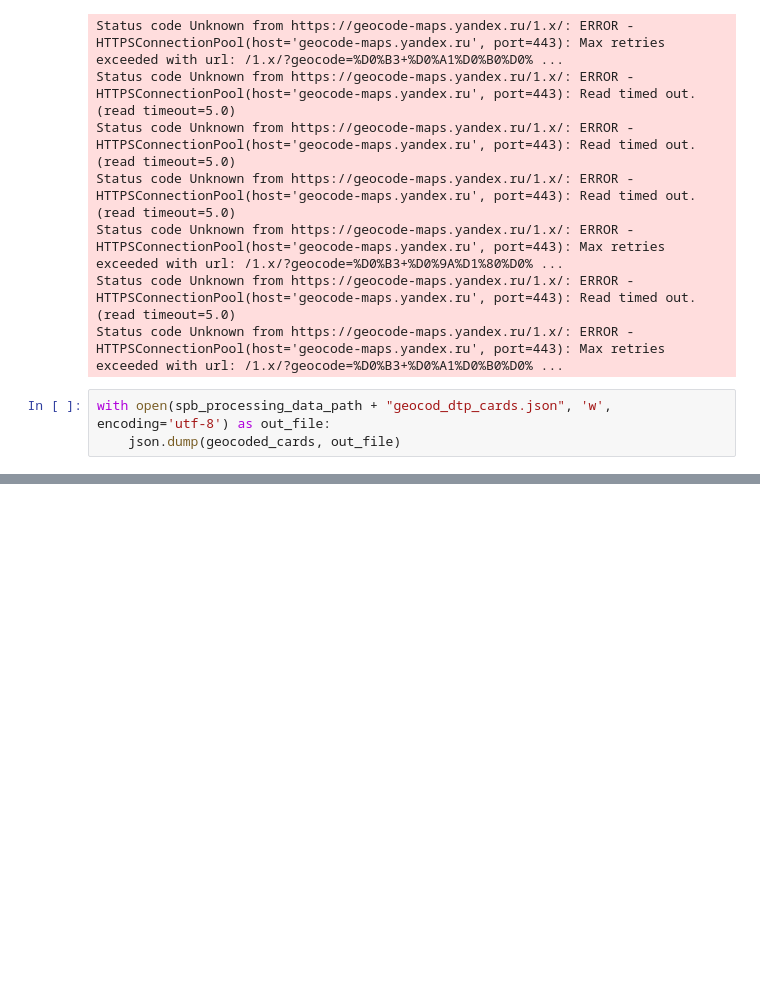
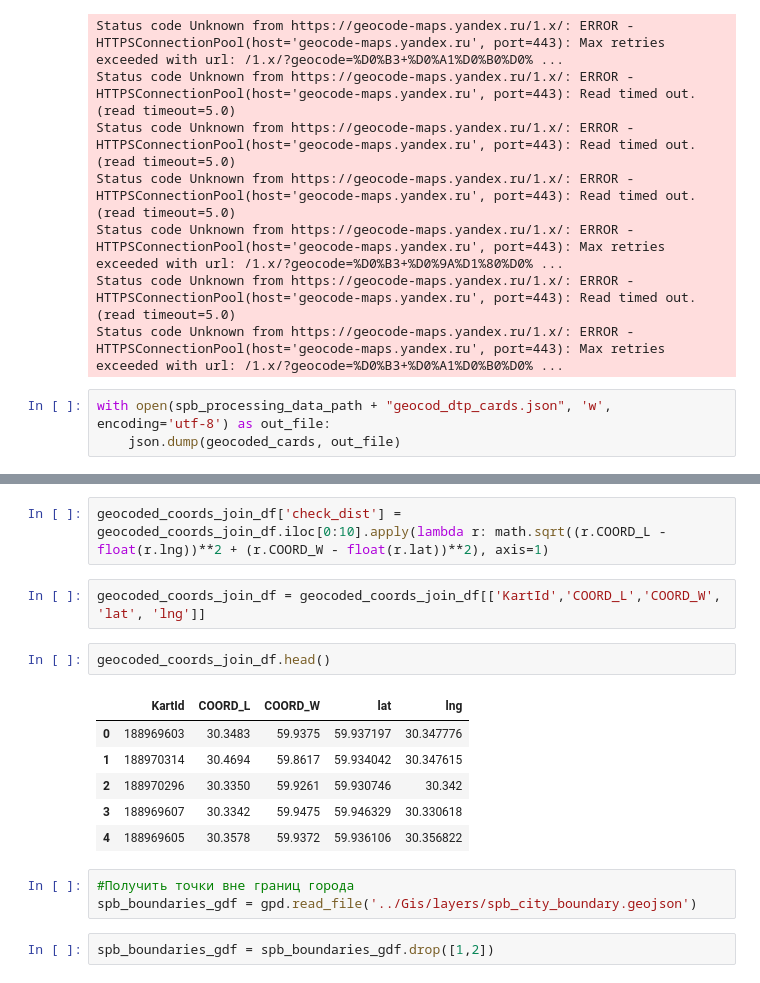
Before and after one commit to ganjasan/SpbZeroVision, a Jupyter notebook: Scripts/geocoding.ipynb, the cells around one changed output, grey strips where cells are left out. Drawn from its saved outputs; the diff is of its cells as text; blank space fills up the shorter version.

```diff
--- a/Scripts/geocoding.ipynb
+++ b/Scripts/geocoding.ipynb
@@ -120,0 +134,18 @@ geocoded_cards[0]
+# %%
+geocoded_coords_join_df['check_dist'] = geocoded_coords_join_df.iloc[0:10].apply(lambda r: math.sqrt((r.COORD_L - float(r.lng))**2 + (r.COORD_W - float(r.lat))**2), axis=1)
+# %%
+geocoded_coords_join_df = geocoded_coords_join_df[['KartId','COORD_L','COORD_W', 'lat', 'lng']]
+# %%
+geocoded_coords_join_df.head()
+# %% [output]
+|  | KartId | COORD_L | COORD_W | lat | lng |
+| 0 | 188969603 | 30.3483 | 59.9375 | 59.937197 | 30.347776 |
+| 1 | 188970314 | 30.4694 | 59.8617 | 59.934042 | 30.347615 |
+| 2 | 188970296 | 30.3350 | 59.9261 | 59.930746 | 30.342 |
+| 3 | 188969607 | 30.3342 | 59.9475 | 59.946329 | 30.330618 |
+| 4 | 188969605 | 30.3578 | 59.9372 | 59.936106 | 30.356822 |
+# %%
+#Получить точки вне границ города
+spb_boundaries_gdf = gpd.read_file('../Gis/layers/spb_city_boundary.geojson')
+# %%
+spb_boundaries_gdf = spb_boundaries_gdf.drop([1,2])
```
Also changed, not shown: parts of 15 cells of this notebook, 3 other files.
